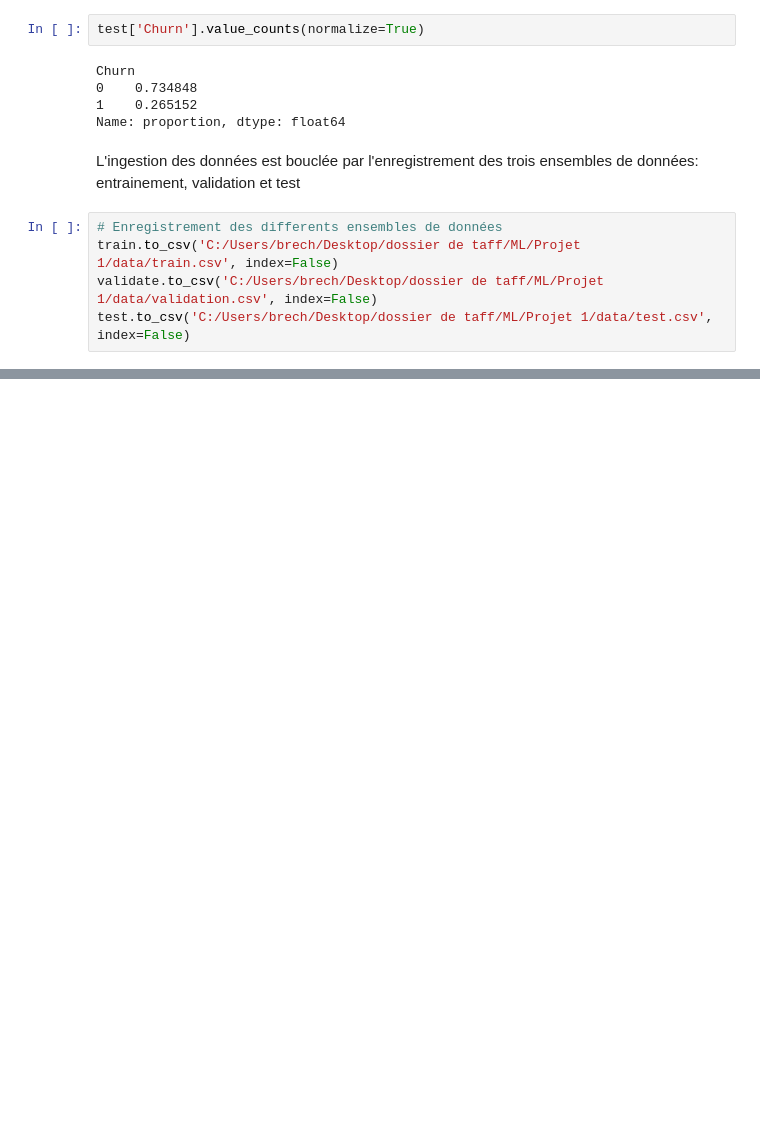
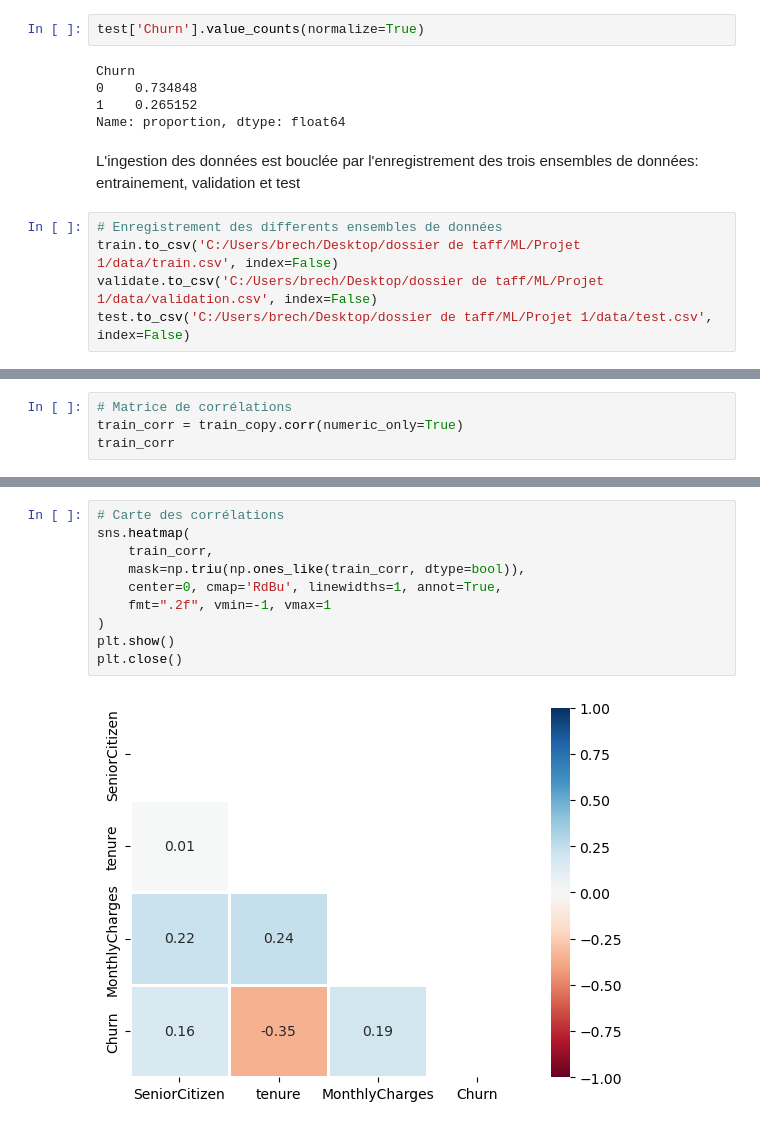
Before and after one commit to BrechM/Projects-Space, a Jupyter notebook: ML/Projet 1/models/Churn_notebook.ipynb, the cells around one changed output, grey strips where cells are left out. Cells and saved outputs as stored; diff of their text form; blank space fills up the shorter version.

```diff
--- a/ML/Projet 1/models/Churn_notebook.ipynb
+++ b/ML/Projet 1/models/Churn_notebook.ipynb
@@ -167,0 +249,4 @@ test.to_csv('C:/Users/brech/Desktop/dossier de taff/ML/Projet 1/data/test.csv',
+# %%
+# Matrice de corrélations
+train_corr = train_copy.corr(numeric_only=True)
+train_corr
@@ -167,0 +259,12 @@ test.to_csv('C:/Users/brech/Desktop/dossier de taff/ML/Projet 1/data/test.csv',
+# %%
+# Carte des corrélations
+sns.heatmap(
+    train_corr,
+    mask=np.triu(np.ones_like(train_corr, dtype=bool)),
+    center=0, cmap='RdBu', linewidths=1, annot=True,
+    fmt=".2f", vmin=-1, vmax=1
+)
+plt.show()
+plt.close()
+# %% [output]
+[figure, added]
```
Also changed, not shown: parts of 36 cells of this notebook, 2 other files.
